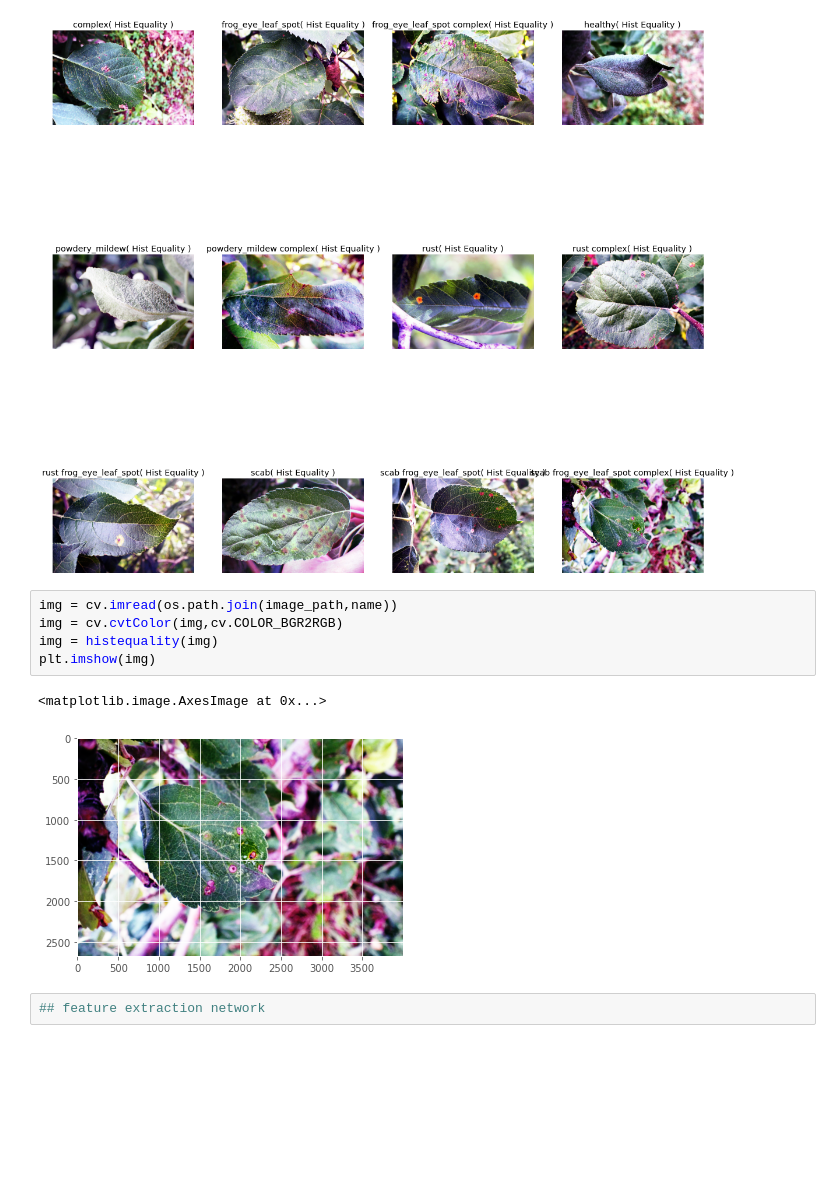
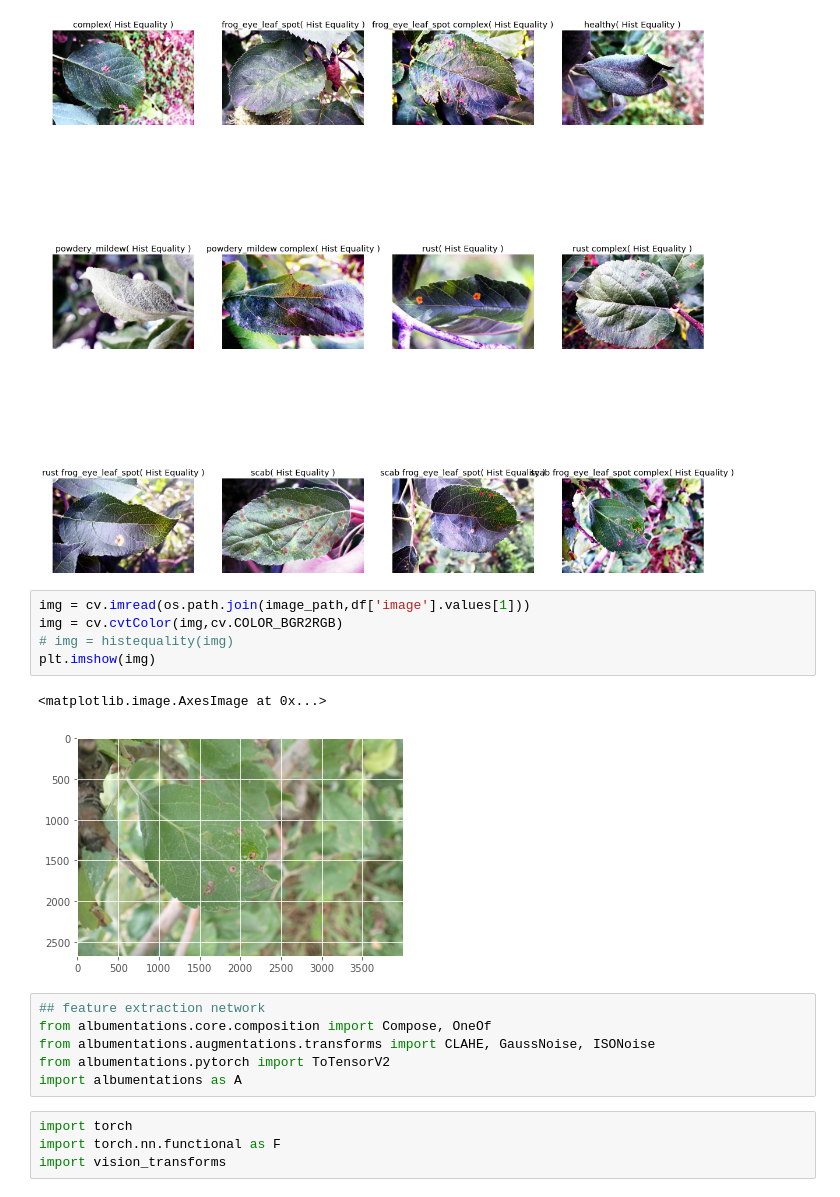
Before and after one commit to DFX184/Kaggle-Classifer, a Jupyter notebook: EDA.ipynb, the cells around one changed output. Cells and saved outputs as stored; diff of their text form; blank space fills up the shorter version.

Commit message:
add new transform

```diff
--- a/EDA.ipynb
+++ b/EDA.ipynb
@@ -96,12 +98,20 @@ plt.show()
 # %% [output]
 [figure]
 # %%
-img = cv.imread(os.path.join(image_path,name))
+img = cv.imread(os.path.join(image_path,df['image'].values[1]))
 img = cv.cvtColor(img,cv.COLOR_BGR2RGB)
-img = histequality(img)
+# img = histequality(img)
 plt.imshow(img)
 # %% [output]
 <matplotlib.image.AxesImage at 0x...>
-[figure, old version]
+[figure, new version]
-# %%
-## feature extraction network
+# %%
+## feature extraction network
+from albumentations.core.composition import Compose, OneOf
+from albumentations.augmentations.transforms import CLAHE, GaussNoise, ISONoise
+from albumentations.pytorch import ToTensorV2
+import albumentations as A
+# %%
+import torch
+import torch.nn.functional as F
+import vision_transforms
```
Also changed, not shown: parts of 4 cells of this notebook, 2 other files.
